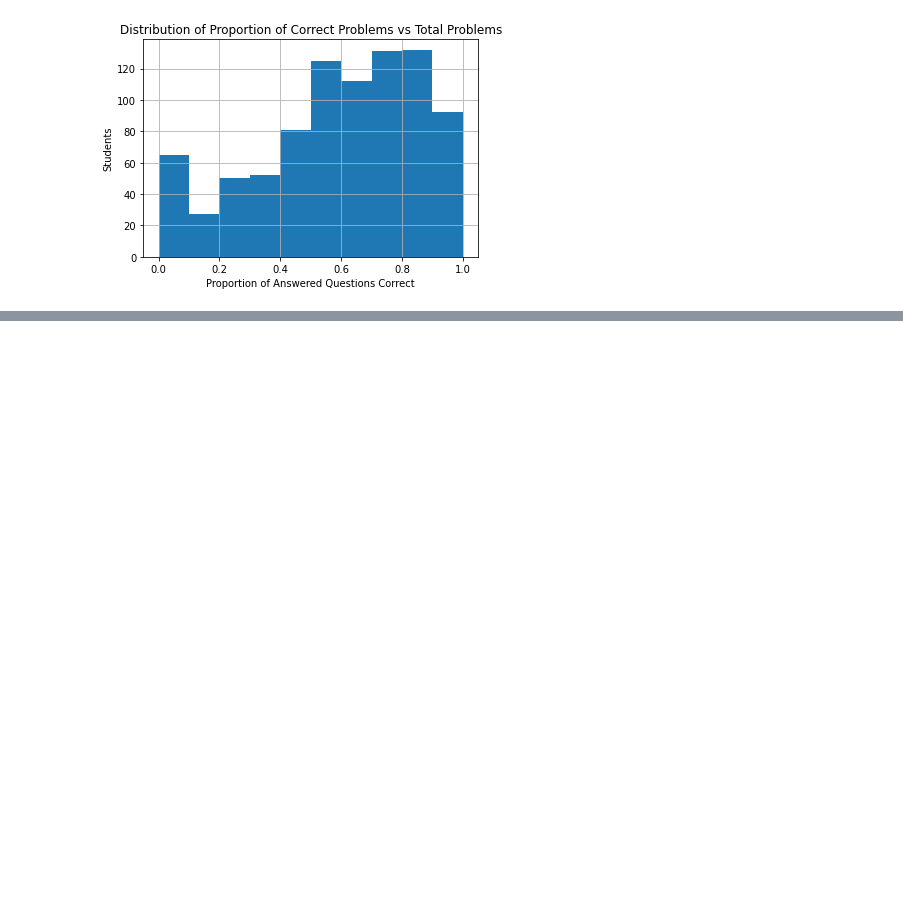
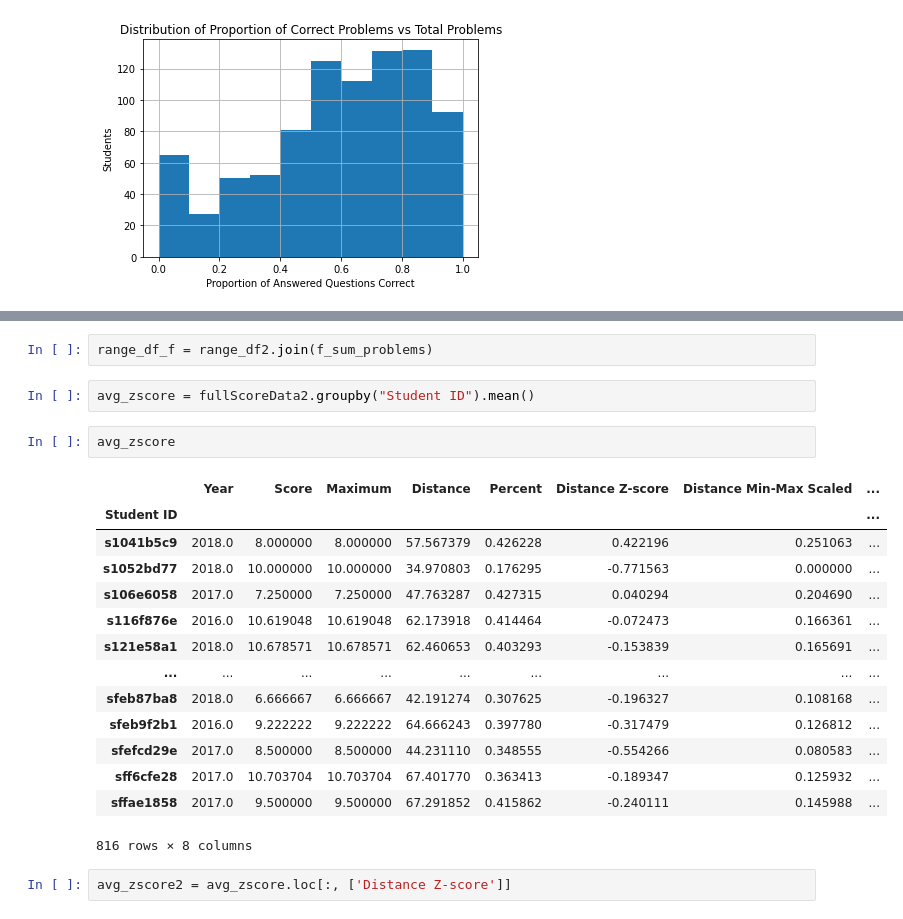
Before and after one commit to elijah-chou/HonorsThesis-CodeToAST, a Jupyter notebook: data-analysis/Total Questions and Total Correct Questions by Student.ipynb, the cells around one changed output, grey strips where cells are left out. Drawn from its saved outputs; the diff is of its cells as text; blank space fills up the shorter version.

```diff
--- a/data-analysis/Total Questions and Total Correct Questions by Student.ipynb
+++ b/data-analysis/Total Questions and Total Correct Questions by Student.ipynb
@@ -128,0 +203,23 @@ plt.savefig('C:/Users/Elijah/Documents/GitHub/code-to-ast/data-analysis/graphs/h
+# %%
+range_df_f = range_df2.join(f_sum_problems)
+# %%
+avg_zscore = fullScoreData2.groupby("Student ID").mean()
+# %%
+avg_zscore
+# %% [output]
+|  | Year | Score | Maximum | Distance | Percent | Distance Z-score | Distance Min-Max Scaled | ... |
+| Student ID |  |  |  |  |  |  |  | ... |
+| s1041b5c9 | 2018.0 | 8.000000 | 8.000000 | 57.567379 | 0.426228 | 0.422196 | 0.251063 | ... |
+| s1052bd77 | 2018.0 | 10.000000 | 10.000000 | 34.970803 | 0.176295 | -0.771563 | 0.000000 | ... |
+| s106e6058 | 2017.0 | 7.250000 | 7.250000 | 47.763287 | 0.427315 | 0.040294 | 0.204690 | ... |
+| s116f876e | 2016.0 | 10.619048 | 10.619048 | 62.173918 | 0.414464 | -0.072473 | 0.166361 | ... |
+| s121e58a1 | 2018.0 | 10.678571 | 10.678571 | 62.460653 | 0.403293 | -0.153839 | 0.165691 | ... |
+| ... | ... | ... | ... | ... | ... | ... | ... | ... |
+| sfeb87ba8 | 2018.0 | 6.666667 | 6.666667 | 42.191274 | 0.307625 | -0.196327 | 0.108168 | ... |
+| sfeb9f2b1 | 2016.0 | 9.222222 | 9.222222 | 64.666243 | 0.397780 | -0.317479 | 0.126812 | ... |
+| sfefcd29e | 2017.0 | 8.500000 | 8.500000 | 44.231110 | 0.348555 | -0.554266 | 0.080583 | ... |
+| sff6cfe28 | 2017.0 | 10.703704 | 10.703704 | 67.401770 | 0.363413 | -0.189347 | 0.125932 | ... |
+| sffae1858 | 2017.0 | 9.500000 | 9.500000 | 67.291852 | 0.415862 | -0.240111 | 0.145988 | ... |
+816 rows × 8 columns
+# %%
+avg_zscore2 = avg_zscore.loc[:, ['Distance Z-score']]
```
Also changed, not shown: parts of 15 cells of this notebook, 4 other files.
